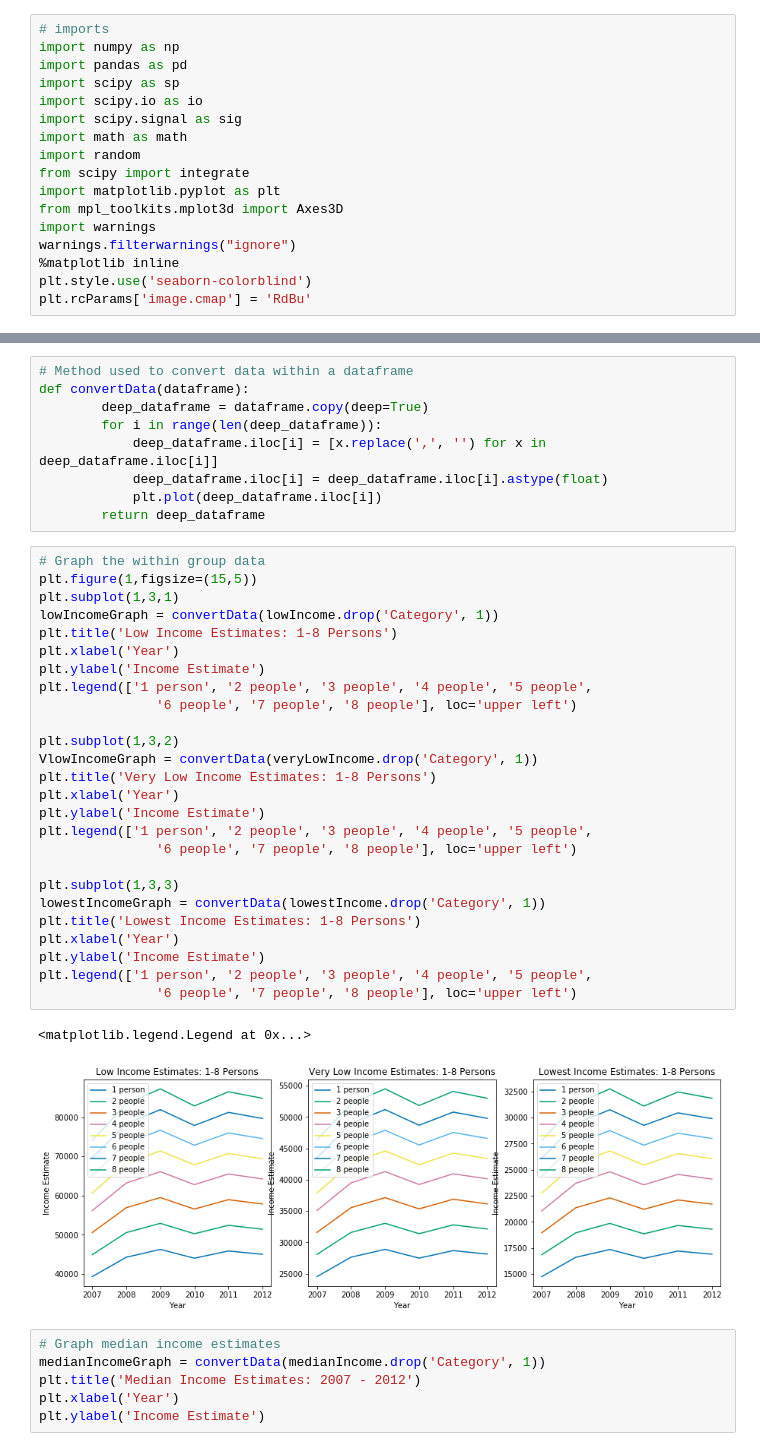
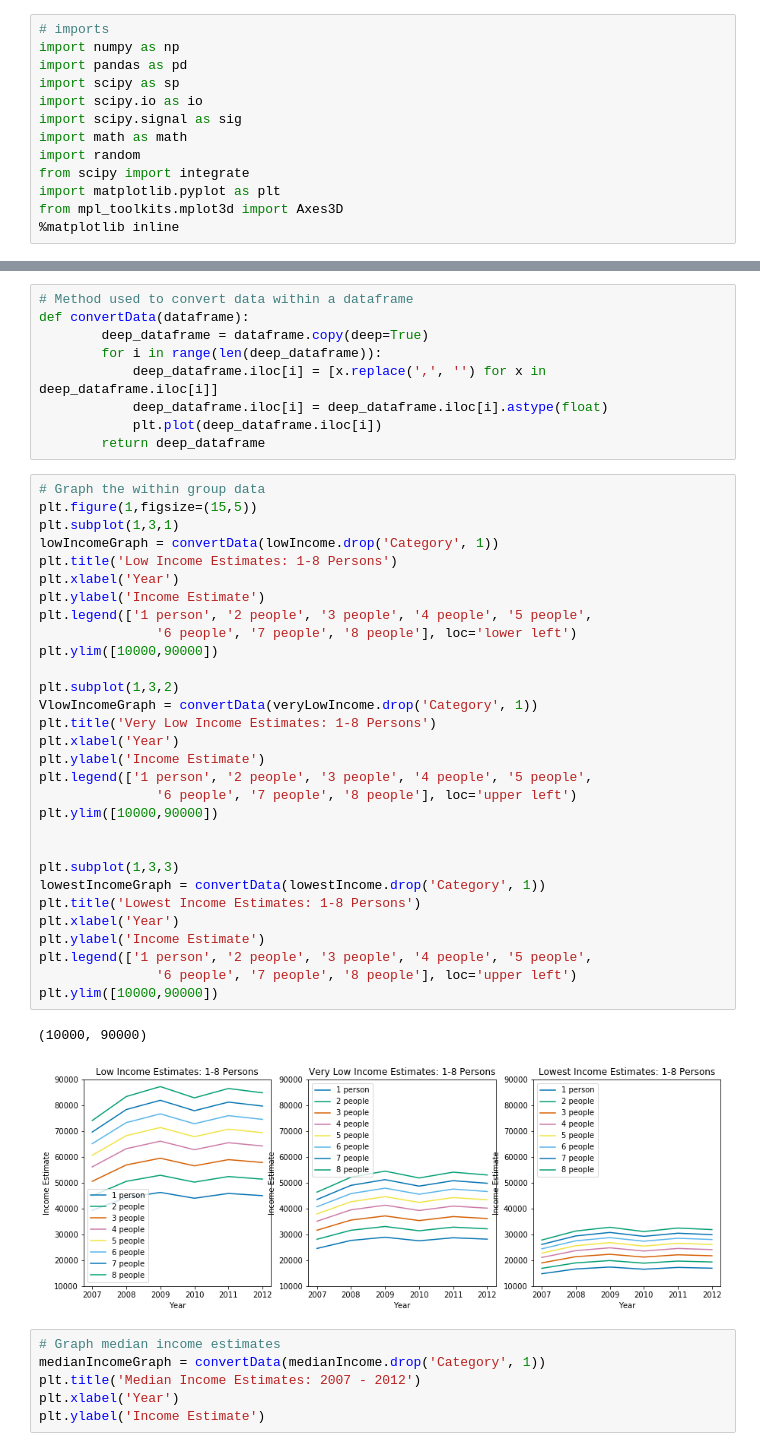
Before and after one commit to mec029/COGS108-Gentrification, a Jupyter notebook: IncomeEstimates.ipynb, the cells around one changed output, grey strips where cells are left out. Cells and saved outputs as stored; diff of their text form.

```diff
--- a/IncomeEstimates.ipynb
+++ b/IncomeEstimates.ipynb
@@ -14,8 +18,4 @@ import random
 from scipy import integrate
 import matplotlib.pyplot as plt
 from mpl_toolkits.mplot3d import Axes3D
-import warnings
-warnings.filterwarnings("ignore")
 %matplotlib inline
-plt.style.use('seaborn-colorblind')
-plt.rcParams['image.cmap'] = 'RdBu'
@@ -112,32 +174,36 @@ def convertData(dataframe):
 # %%
 # Graph the within group data
 plt.figure(1,figsize=(15,5))
 plt.subplot(1,3,1)
 lowIncomeGraph = convertData(lowIncome.drop('Category', 1))
 plt.title('Low Income Estimates: 1-8 Persons')
 plt.xlabel('Year')
 plt.ylabel('Income Estimate')
 plt.legend(['1 person', '2 people', '3 people', '4 people', '5 people',
-               '6 people', '7 people', '8 people'], loc='upper left')
+               '6 people', '7 people', '8 people'], loc='lower left')
+plt.ylim([10000,90000])
 
 plt.subplot(1,3,2)
 VlowIncomeGraph = convertData(veryLowIncome.drop('Category', 1))
 plt.title('Very Low Income Estimates: 1-8 Persons')
 plt.xlabel('Year')
 plt.ylabel('Income Estimate')
 plt.legend(['1 person', '2 people', '3 people', '4 people', '5 people',
                '6 people', '7 people', '8 people'], loc='upper left')
+plt.ylim([10000,90000])
+
 
 plt.subplot(1,3,3)
 lowestIncomeGraph = convertData(lowestIncome.drop('Category', 1))
 plt.title('Lowest Income Estimates: 1-8 Persons')
 plt.xlabel('Year')
 plt.ylabel('Income Estimate')
 plt.legend(['1 person', '2 people', '3 people', '4 people', '5 people',
                '6 people', '7 people', '8 people'], loc='upper left')
+plt.ylim([10000,90000])
 # %% [output]
-<matplotlib.legend.Legend at 0x...>
+(10000, 90000)
-[figure, old version]
+[figure, new version]
 # %%
 # Graph median income estimates
 medianIncomeGraph = convertData(medianIncome.drop('Category', 1))
```
Also changed, not shown: parts of 23 cells of this notebook.
